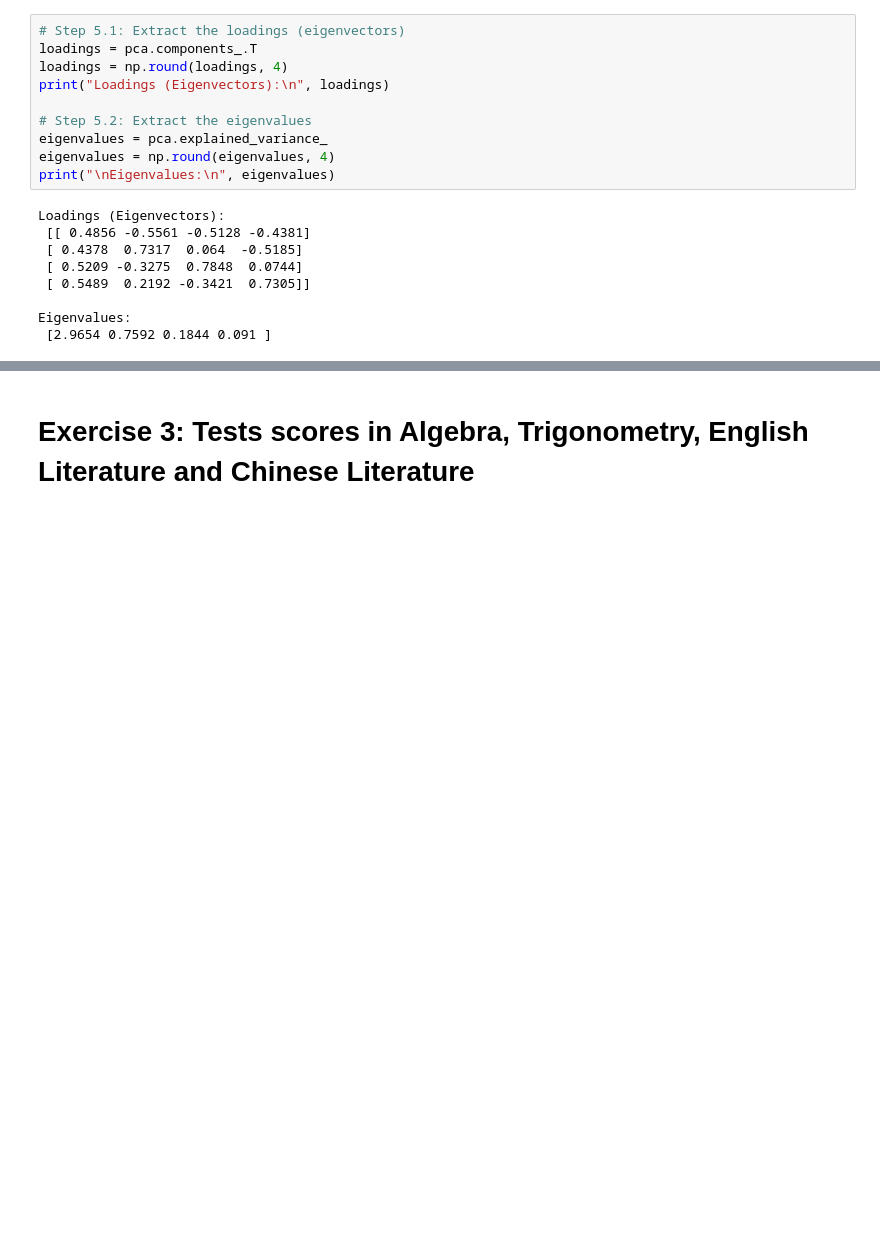
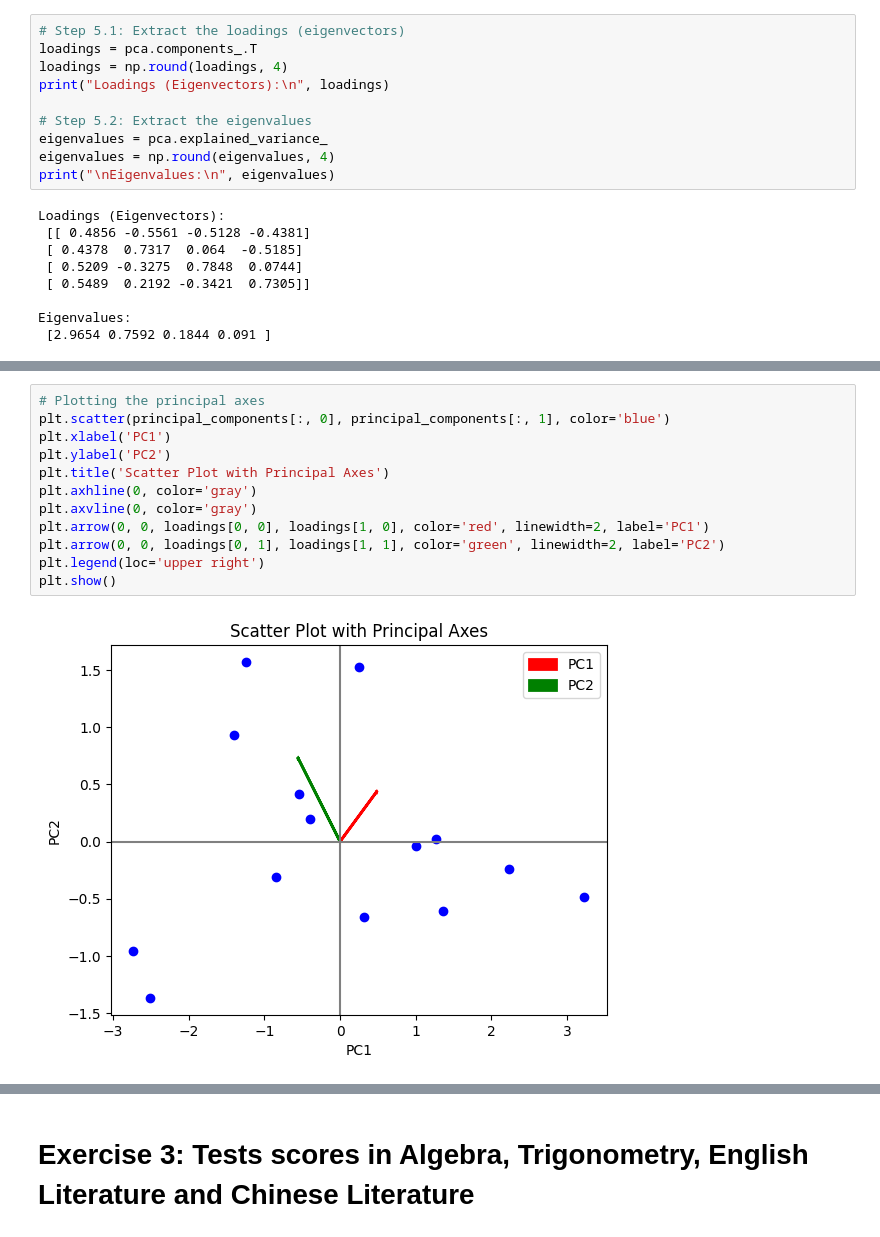
Before and after one commit to CUHKMathModel/Python, a Jupyter notebook: June_28_Lab_PCA_solution.ipynb, the cells around one changed output, grey strips where cells are left out. Drawn from its saved outputs; the diff is of its cells as text; blank space fills up the shorter version.

```diff
--- a/June_28_Lab_PCA_solution.ipynb
+++ b/June_28_Lab_PCA_solution.ipynb
@@ -328,0 +410,14 @@ Loadings (Eigenvectors)
+# %%
+# Plotting the principal axes
+plt.scatter(principal_components[:, 0], principal_components[:, 1], color='blue')
+plt.xlabel('PC1')
+plt.ylabel('PC2')
+plt.title('Scatter Plot with Principal Axes')
+plt.axhline(0, color='gray')
+plt.axvline(0, color='gray')
+plt.arrow(0, 0, loadings[0, 0], loadings[1, 0], color='red', linewidth=2, label='PC1')
+plt.arrow(0, 0, loadings[0, 1], loadings[1, 1], color='green', linewidth=2, label='PC2')
+plt.legend(loc='upper right')
+plt.show()
+# %% [output]
+[figure, added]
```
Also changed, not shown: parts of 12 cells of this notebook.
